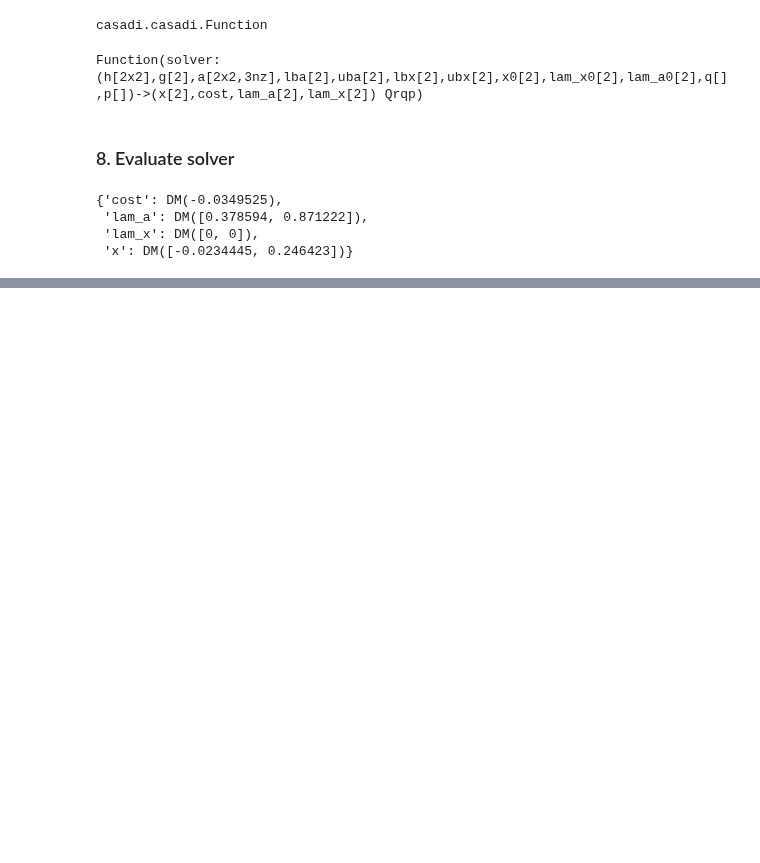
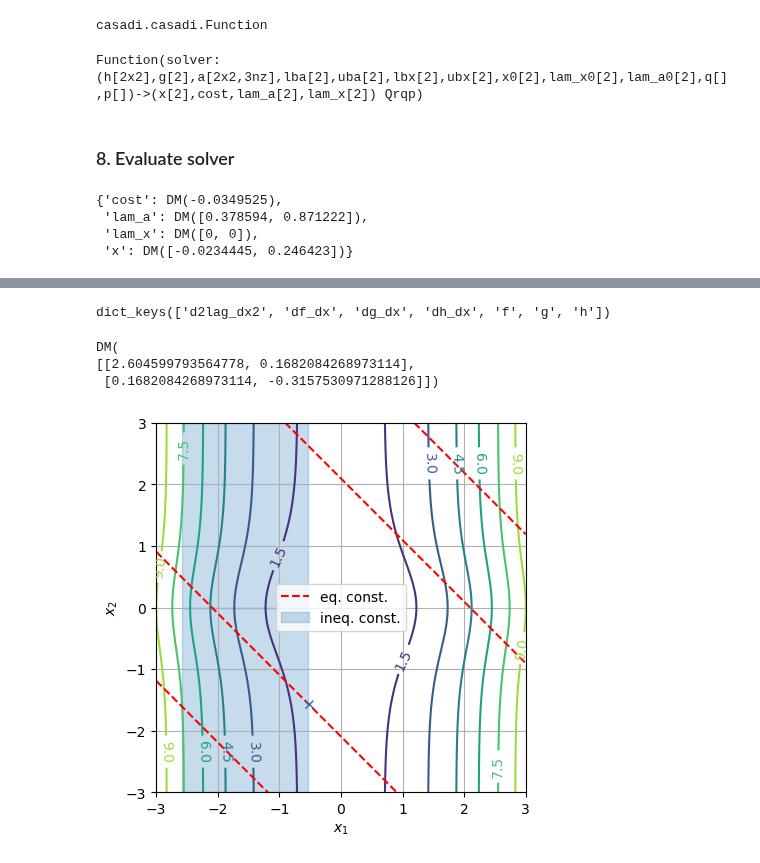
Before and after one commit to billtubbs/casadi-examples, a Jupyter notebook: 3-Nonlinear-Programming.ipynb, the cells around one changed output, grey strips where cells are left out. Drawn from its saved outputs; the diff is of its cells as text; code cells hidden in the pictures; blank space fills up the shorter version.

```diff
--- a/3-Nonlinear-Programming.ipynb
+++ b/3-Nonlinear-Programming.ipynb
@@ -242,0 +307,19 @@ assert np.abs(nu[0] - 0.871222132298292) <= 1e-15
+# %%
+x = vertcat(-0.5, -1.8)
+lam = 0.
+nu = 0.
+for i in range(4):
+    qp_prob = formulate_QP_problem(x=x, lam=lam, nu=nu)
+    G = qp_prob['df_dx']
+    H = qp_prob['d2lag_dx2']
+    eq_lhs, eq_rhs = qp_prob['dg_dx'], -qp_prob['g']
+    ineq_lhs, ineq_rhs = qp_prob['dh_dx'], -qp_prob['h']
+    A = vertcat(eq_lhs, ineq_lhs)
+    const_lower = vertcat(eq_rhs, -inf)
+    const_upper = vertcat(eq_rhs, ineq_rhs)
+    res = solver(h=H, g=G, a=A, lba=const_lower, uba=const_upper)
+    dx = res['x']
+    lam = res['lam_a'][0]
+    nu = res['lam_a'][1]
+    x += dx
+    print(f"x = [{x[0]}, {x[1]}], lam = {lam}, nu = {nu}")
@@ -242,0 +335,17 @@ assert np.abs(nu[0] - 0.871222132298292) <= 1e-15
+# %%
+qp_prob.keys()
+# %% [output]
+dict_keys(['d2lag_dx2', 'df_dx', 'dg_dx', 'dh_dx', 'f', 'g', 'h'])
+# %%
+# Check
+qp_prob['d2lag_dx2']
+# %% [output]
+DM(
+[[2.604599793564778, 0.1682084268973114],
+ [0.1682084268973114, -0.3157530971288126]])
+# %%
+ax = plot_countours()
+ax.plot(x[0], x[1], marker='x')
+plt.show()
+# %% [output]
+[figure, added]
```
Also changed, not shown: parts of 13 cells of this notebook.
